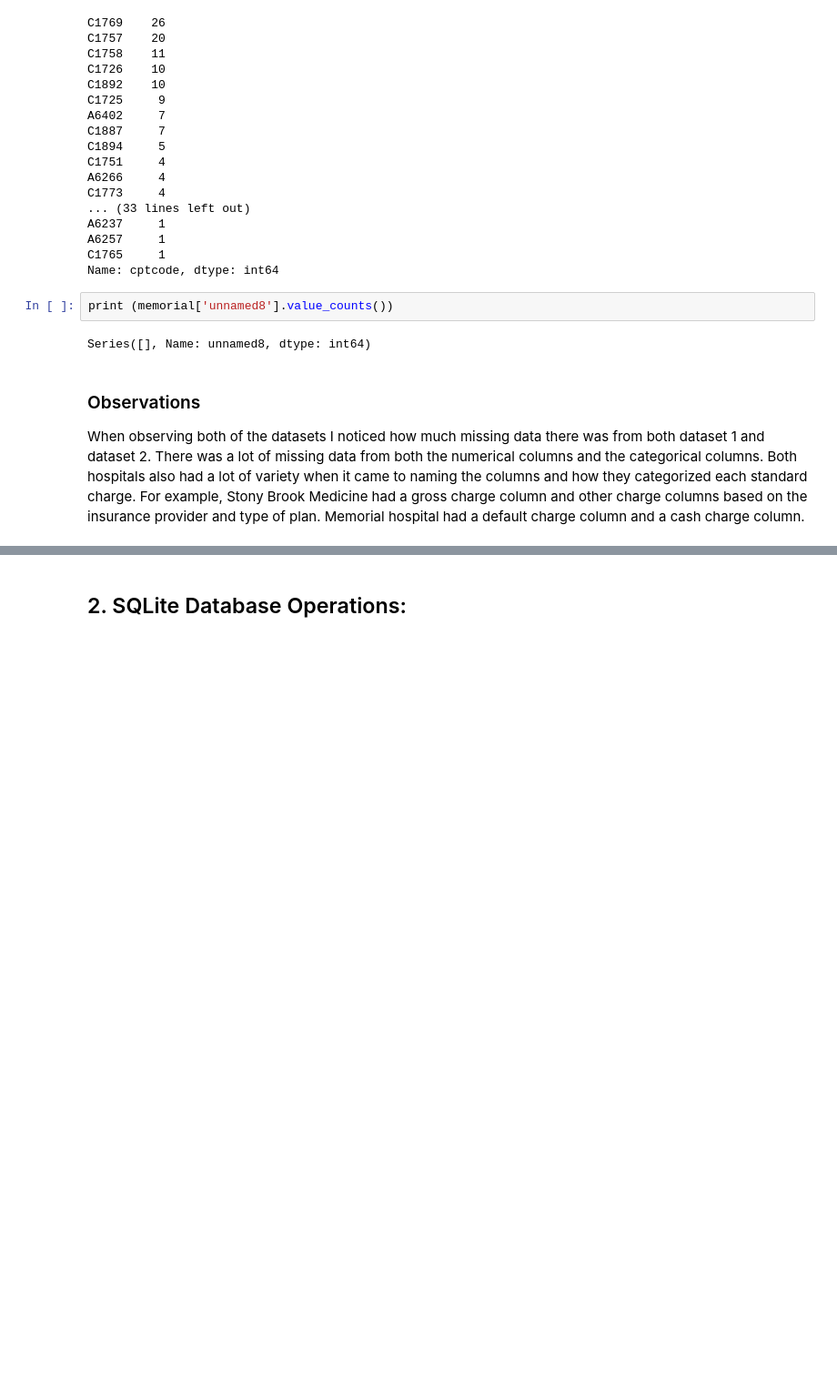
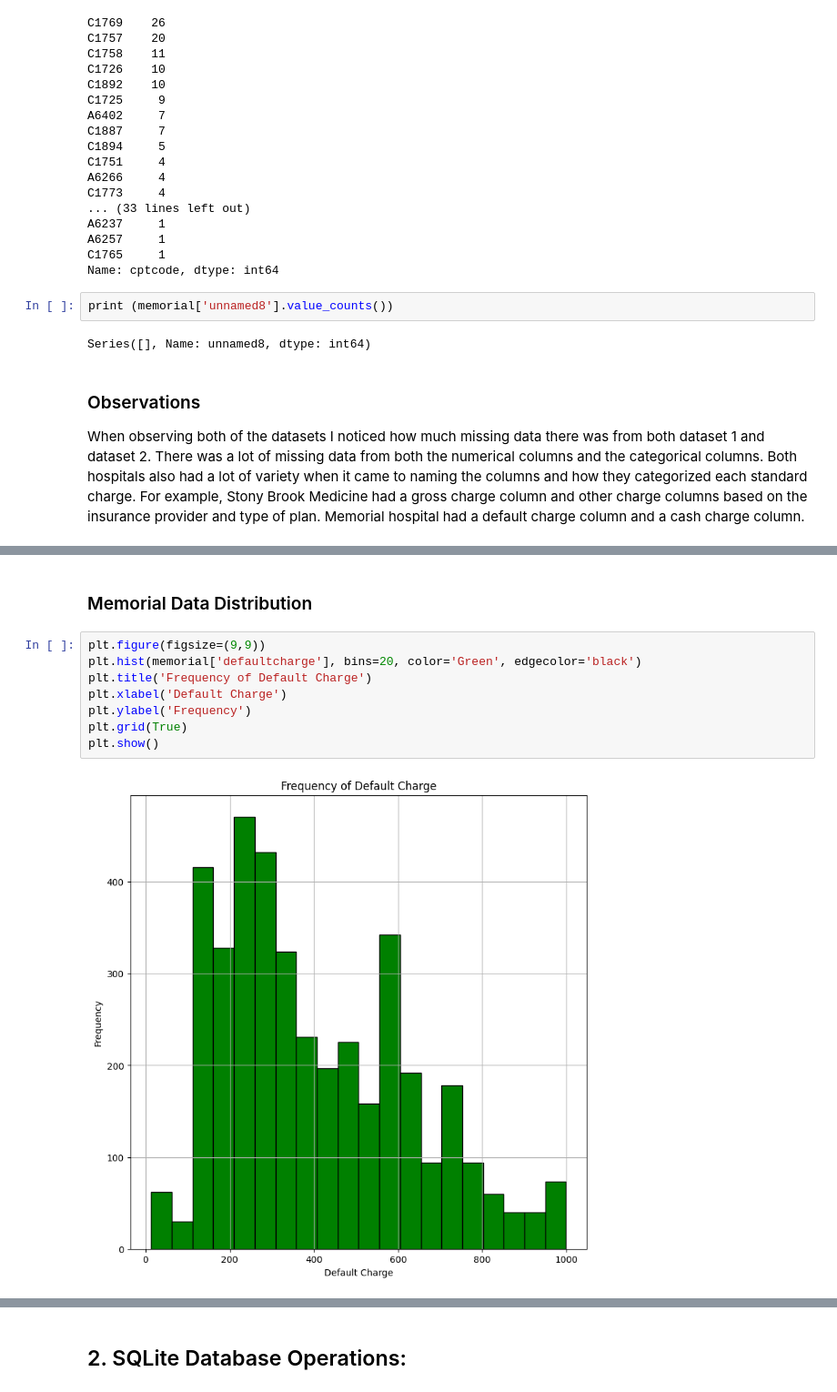
Before and after one commit to Alyssasorensen/sqlite_database_operations, a Jupyter notebook: sqlite_database_operations.ipynb, the cells around one changed output, grey strips where cells are left out. Shown: that part at 91% size. Drawn from its saved outputs; the diff is of its cells as text; blank space fills up the shorter version.

```diff
--- a/sqlite_database_operations.ipynb
+++ b/sqlite_database_operations.ipynb
@@ -715,0 +738,12 @@ When observing both of the datasets I noticed how much missing data there was fr
+# %% [markdown]
+### Memorial Data Distribution
+# %%
+plt.figure(figsize=(9,9))
+plt.hist(memorial['defaultcharge'], bins=20, color='Green', edgecolor='black')
+plt.title('Frequency of Default Charge')
+plt.xlabel('Default Charge')
+plt.ylabel('Frequency')
+plt.grid(True)
+plt.show()
+# %% [output]
+[figure, added]
```
Also changed, not shown: parts of 14 cells of this notebook.
